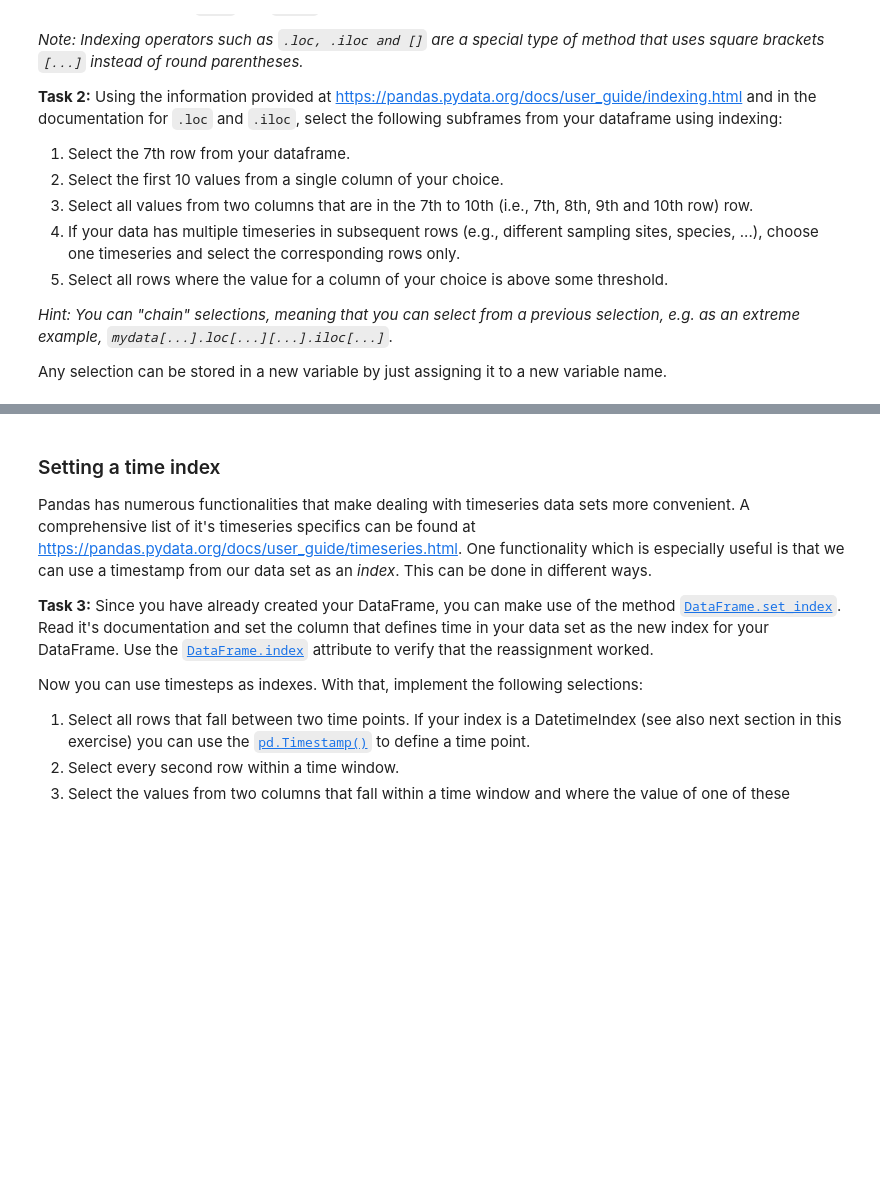
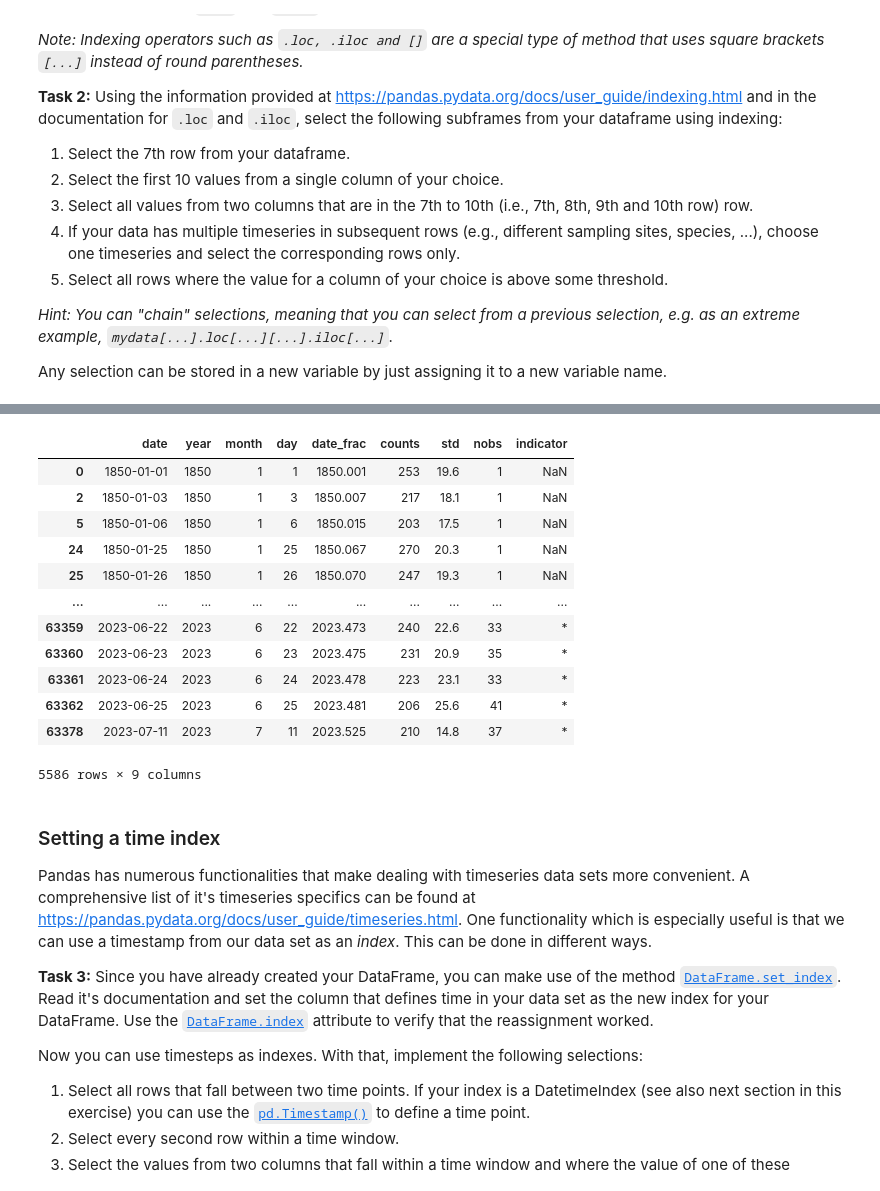
Before and after one commit to DanilGutak/Quantitative-analysis-of-time-series-and-population-data, a Jupyter notebook: exercise1.ipynb, the cells around one changed output, grey strips where cells are left out. Saved outputs shown, nothing was run; the diff lists cells and outputs as text; code cells hidden in the pictures; blank space fills up the shorter version.

```diff
--- a/exercise1.ipynb
+++ b/exercise1.ipynb
@@ -151,3 +173,20 @@ plt.show()
+# %%
+#4 Select all rows where the value for a column of your choice is above some threshold.
+df[df['counts'] > 200]
+# %% [output]
+|  | date | year | month | day | date_frac | counts | std | nobs | indicator |
+| 0 | 1850-01-01 | 1850 | 1 | 1 | 1850.001 | 253 | 19.6 | 1 | NaN |
+| 2 | 1850-01-03 | 1850 | 1 | 3 | 1850.007 | 217 | 18.1 | 1 | NaN |
+| 5 | 1850-01-06 | 1850 | 1 | 6 | 1850.015 | 203 | 17.5 | 1 | NaN |
+| 24 | 1850-01-25 | 1850 | 1 | 25 | 1850.067 | 270 | 20.3 | 1 | NaN |
+| 25 | 1850-01-26 | 1850 | 1 | 26 | 1850.070 | 247 | 19.3 | 1 | NaN |
+| ... | ... | ... | ... | ... | ... | ... | ... | ... | ... |
+| 63359 | 2023-06-22 | 2023 | 6 | 22 | 2023.473 | 240 | 22.6 | 33 | * |
+| 63360 | 2023-06-23 | 2023 | 6 | 23 | 2023.475 | 231 | 20.9 | 35 | * |
+| 63361 | 2023-06-24 | 2023 | 6 | 24 | 2023.478 | 223 | 23.1 | 33 | * |
+| 63362 | 2023-06-25 | 2023 | 6 | 25 | 2023.481 | 206 | 25.6 | 41 | * |
+| 63378 | 2023-07-11 | 2023 | 7 | 11 | 2023.525 | 210 | 14.8 | 37 | * |
+5586 rows × 9 columns
 # %% [markdown]
 ### Setting a time index
 
```
Also changed, not shown: parts of 17 cells of this notebook, 2 other files.
